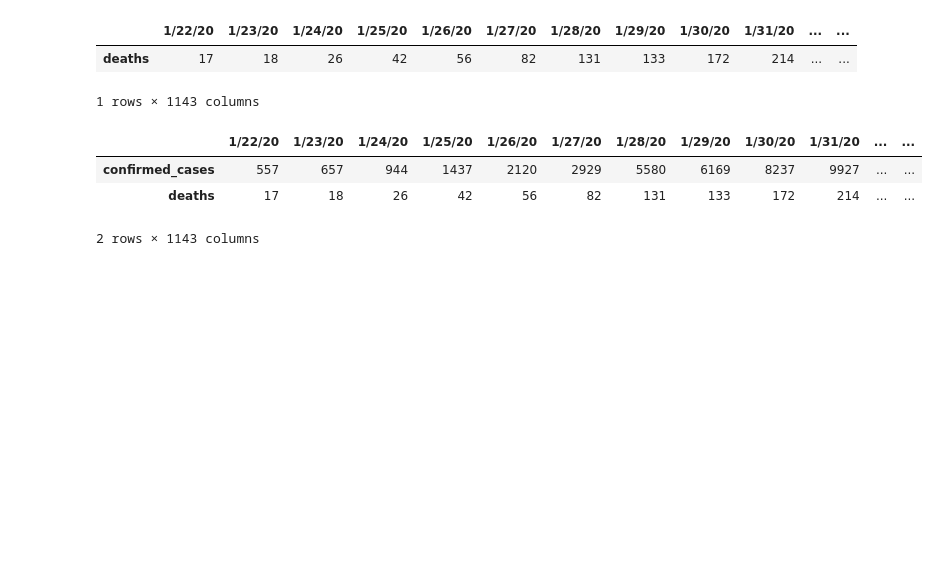
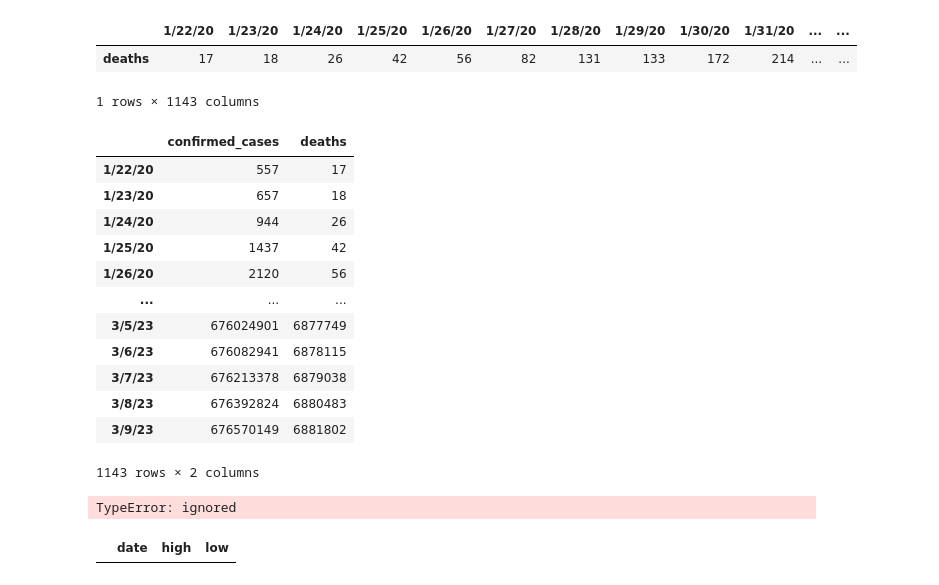
Before and after one commit to Dhvani811/Covid19Project, a Jupyter notebook: Final_Project.ipynb, the cells around one changed output. Cells and saved outputs as stored; diff of their text form; code cells hidden in the pictures; blank space fills up the shorter version.

Commit message:
Added a request. Need to solve error

```diff
--- a/Final_Project.ipynb
+++ b/Final_Project.ipynb
@@ -82,11 +83,20 @@ df4
 # %%
 covid_df = pd.concat([df3,df4])
 # %%
-covid_df
+covid_df.T
 # %% [output]
-|  | 1/22/20 | 1/23/20 | 1/24/20 | 1/25/20 | 1/26/20 | 1/27/20 | 1/28/20 | 1/29/20 | 1/30/20 | 1/31/20 | ... | ... |
-| confirmed_cases | 557 | 657 | 944 | 1437 | 2120 | 2929 | 5580 | 6169 | 8237 | 9927 | ... | ... |
-| deaths | 17 | 18 | 26 | 42 | 56 | 82 | 131 | 133 | 172 | 214 | ... | ... |
+|  | confirmed_cases | deaths |
+| 1/22/20 | 557 | 17 |
+| 1/23/20 | 657 | 18 |
+| 1/24/20 | 944 | 26 |
+| 1/25/20 | 1437 | 42 |
+| 1/26/20 | 2120 | 56 |
+| ... | ... | ... |
+| 3/5/23 | 676024901 | 6877749 |
+| 3/6/23 | 676082941 | 6878115 |
+| 3/7/23 | 676213378 | 6879038 |
+| 3/8/23 | 676392824 | 6880483 |
+| 3/9/23 | 676570149 | 6881802 |
-2 rows × 1143 columns
+1143 rows × 2 columns
 # %%
 # Welcome to Alpha Vantage! Here is your API key: HSZA0F4ESQ51CVEB.
@@ -92,0 +105,20 @@ covid_df
+# %%
+response = requests.get(f"https://www.alphavantage.co/query?function=TIME_SERIES_DAILY_ADJUSTED&symbol=SPY&apikey={API_KEY}&outputsize=compact&from=2020-20-22&to=2023-03-09")
+
+data = response.json()
+
+# Get the daily prices from the response
+daily_prices = data["Time Series (Daily)"]
+us_stocks = pd.DataFrame(columns=['date', 'high', 'low'])
+# Loop through each day and get the daily high and low prices
+for date, values in daily_prices.items():
+    daily_high = values["2. high"]
+    daily_low = values["3. low"]
+    new_row = pd.DataFrame({'date': {date}, 'high': {daily_high}, 'low':{daily_low}})
+    us_stocks.concat(new_row, ignore_index=True)
+# %% [output]
+TypeError: ignored
+# %%
+us_stocks
+# %% [output]
+|  | date | high | low |
```
Also changed, not shown: parts of 2 cells of this notebook.
